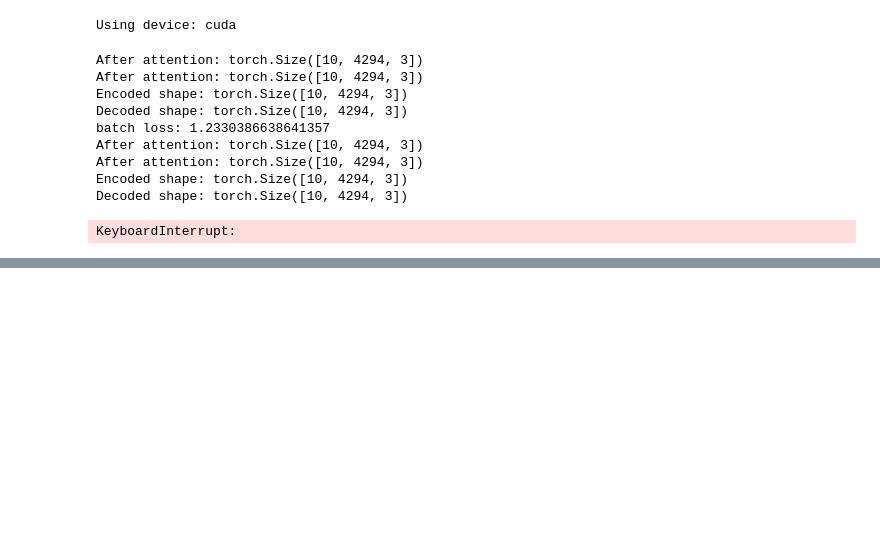
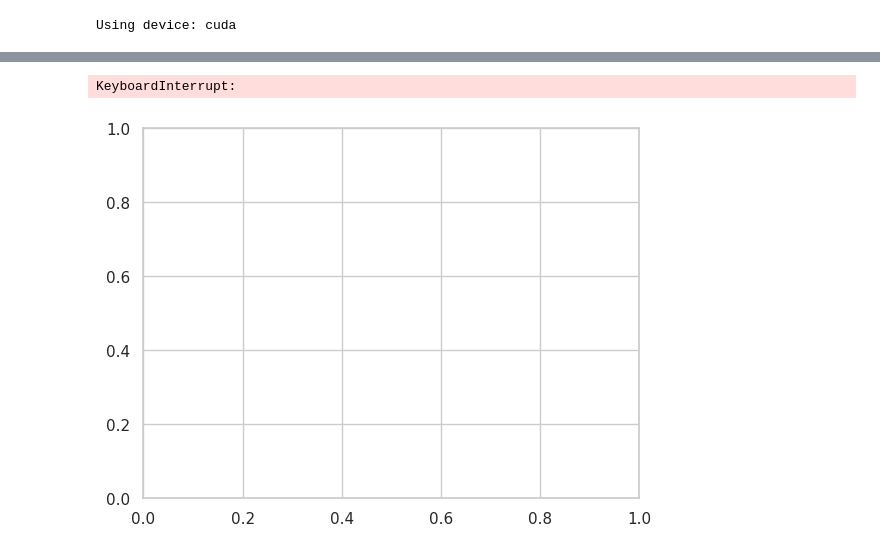
Before and after one commit to oliverkristianfritsche/6D_pose_estimation, a Jupyter notebook: examples/pointcloud_autencoder.ipynb, the cells around one changed output, grey strips where cells are left out. Drawn from its saved outputs; the diff is of its cells as text; code cells hidden in the pictures; blank space fills up the shorter version.

```diff
--- a/examples/pointcloud_autencoder.ipynb
+++ b/examples/pointcloud_autencoder.ipynb
@@ -43,6 +43,10 @@ class MHA_AutoEncoder(nn.Module):
         decoded = self.decoder(encoded)
 
         return decoded
+
+    def encode_only(self, x):
+        # This method returns only the encoded output
+        return self.encoder(x)
 # %%
 import sys
 sys.path.append('/workspace/utils')
@@ -100,29 +105,47 @@ print(f'Using device: {device}')
 model = model.to(device)
 # %% [output]
 Using device: cuda
-# %%
-num_epochs = 100
-batch_size = 10  # Smaller batch size
-num_batches = len(point_cloud_dataset) // batch_size
-
-for epoch in range(num_epochs):
-    for i in range(num_batches):
-        batch_data = point_cloud_dataset[i * batch_size:(i + 1) * batch_size].to(device)
-
-        optimizer.zero_grad()
-        outputs = model(batch_data)
-        loss = criterion(outputs, batch_data)
-        loss.backward()
-        optimizer.step()
-        print("batch loss:", loss.item())
-# %% [output]
-After attention: torch.Size([10, 4294, 3])
-After attention: torch.Size([10, 4294, 3])
-Encoded shape: torch.Size([10, 4294, 3])
-Decoded shape: torch.Size([10, 4294, 3])
-batch loss: 1.2330386638641357
-After attention: torch.Size([10, 4294, 3])
-After attention: torch.Size([10, 4294, 3])
-Encoded shape: torch.Size([10, 4294, 3])
-Decoded shape: torch.Size([10, 4294, 3])
-KeyboardInterrupt:
+# %%
+import matplotlib.pyplot as plt
+from IPython.display import display, clear_output
+
+plt.ion()  # Turn on the interactive mode in matplotlib
+fig, ax = plt.subplots()
+losses = []
+
+num_epochs = 100
+batch_size = 10  # Smaller batch size
+num_batches = len(point_cloud_dataset) // batch_size
+
+for epoch in range(num_epochs):
+    epoch_losses = []
+    for i in range(num_batches):
+        batch_data = point_cloud_dataset[i * batch_size:(i + 1) * batch_size].to(device)
+
+        optimizer.zero_grad()
+        outputs = model(batch_data)
+        loss = criterion(outputs, batch_data)
+        loss.backward()
+        optimizer.step()
+
+        # Append loss to the list and print it
+        batch_loss = loss.item()
+        epoch_losses.append(batch_loss)
+        print(f"Epoch {epoch+1}, Batch {i+1}/{num_batches}, Loss: {batch_loss:.4f}")
+
+    # Calculate the average loss for the epoch
+    average_loss = sum(epoch_losses) / len(epoch_losses)
+    losses.append(average_loss)
+
+    # Update the plot
+    ax.clear()
+    ax.plot(losses, label='Training Loss')
+    ax.set_xlabel('Epoch')
+    ax.set_ylabel('Loss')
+    ax.set_title('Training Loss per Epoch')
+    ax.legend()
+    display(fig)    # Display the figure
+    clear_output(wait=True)  # Clear the output to make ready for the next plot update
+
+plt.ioff()  # Turn off the interactive mode
+# %% [output]
@@ -128,0 +155,2 @@ KeyboardInterrupt:
+KeyboardInterrupt:
+[figure, added]
```
Also changed, not shown: parts of 12 cells of this notebook, 1 other file.
